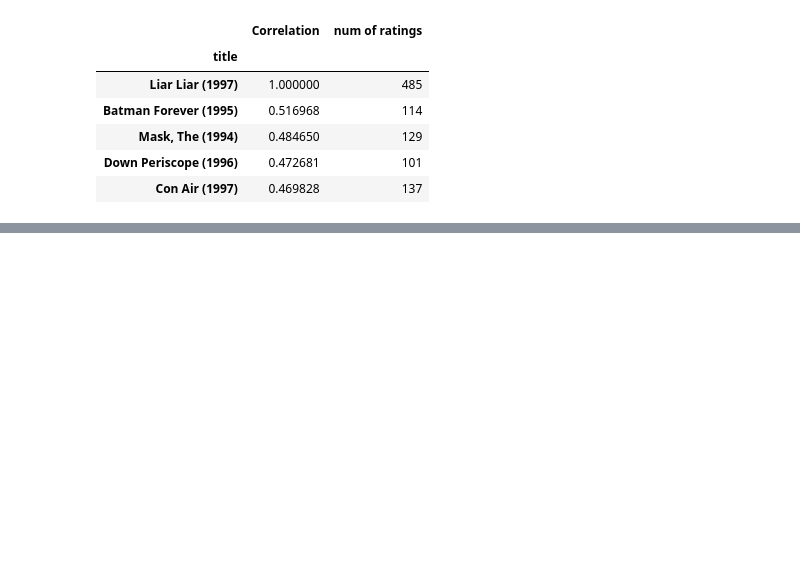
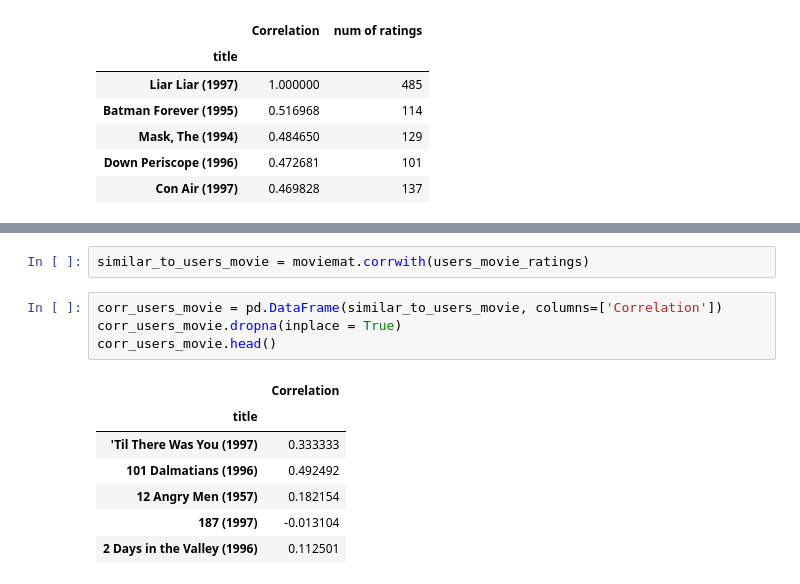
Before and after one commit to Mrityunjayyshukla/Movie-Recommender-in-python, a Jupyter notebook: Recommender Systems with Python.ipynb, the cells around one changed output, grey strips where cells are left out. Drawn from its saved outputs; the diff is of its cells as text; blank space fills up the shorter version.

```diff
--- a/Recommender Systems with Python.ipynb
+++ b/Recommender Systems with Python.ipynb
@@ -268,0 +293,14 @@ corr_liarliar[corr_liarliar['num of ratings']>100].sort_values('Correlation',asc
+# %%
+similar_to_users_movie = moviemat.corrwith(users_movie_ratings)
+# %%
+corr_users_movie = pd.DataFrame(similar_to_users_movie, columns=['Correlation'])
+corr_users_movie.dropna(inplace = True)
+corr_users_movie.head()
+# %% [output]
+|  | Correlation |
+| title |  |
+| 'Til There Was You (1997) | 0.333333 |
+| 101 Dalmatians (1996) | 0.492492 |
+| 12 Angry Men (1957) | 0.182154 |
+| 187 (1997) | -0.013104 |
+| 2 Days in the Valley (1996) | 0.112501 |
```
Also changed, not shown: parts of 11 cells of this notebook.
